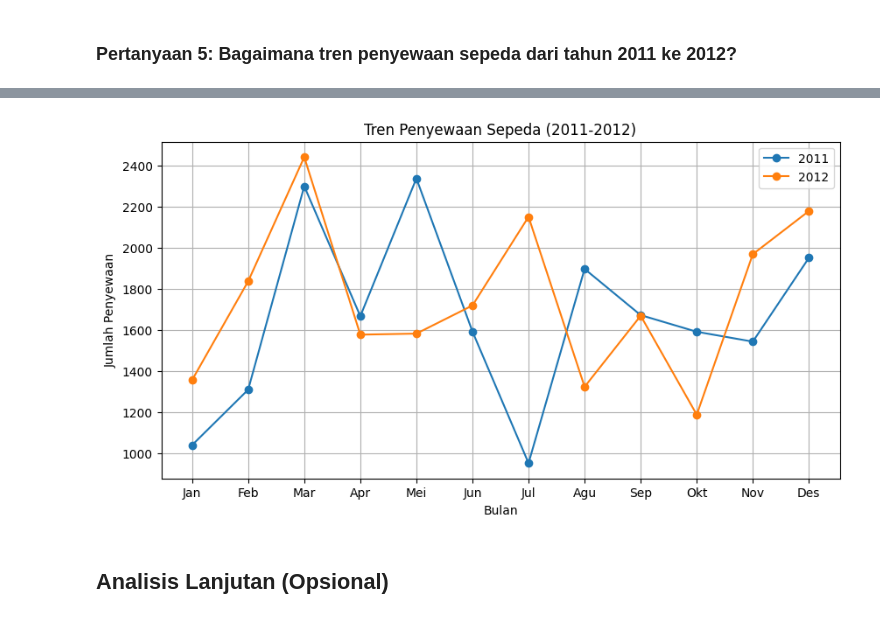
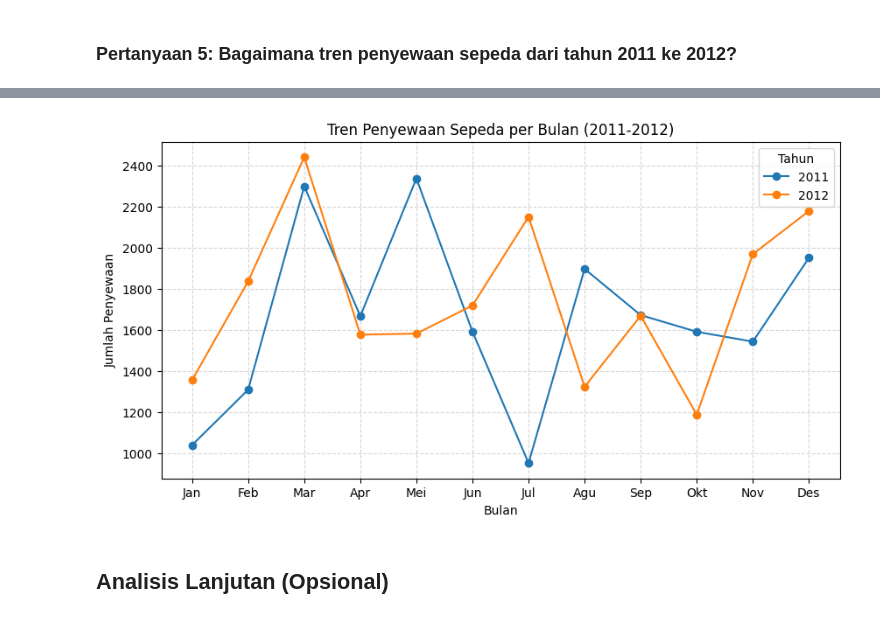
Before and after one commit to desssti06/desti-bike-sharing-analysis, a Jupyter notebook: notebook.ipynb, the cells around one changed output, grey strips where cells are left out. Drawn from its saved outputs; the diff is of its cells as text; code cells hidden in the pictures.

```diff
--- a/notebook.ipynb
+++ b/notebook.ipynb
@@ -589,0 +565,2 @@ print(trend_hari)
+# %%
+label_trend_hari = {0: "Akhir Pekan", 1: "Hari Kerja"}
@@ -589,0 +569,2 @@ print(trend_hari)
+# %%
+all_data["workingday_x"] = all_data["workingday_x"].map(label_trend_hari)
@@ -729,0 +717,6 @@ sewa_bulan.sample(5)
+# %%
+all_data["year"] = all_data["dteday_x"].dt.year
+all_data["month"] = all_data["dteday_x"].dt.month
+# %%
+# Mengelompokkan jumlah penyewaan berdasarkan bulan dan tahun
+monthly_trend = all_data.groupby(["year", "month"])["cnt_y"].sum().reset_index()
@@ -730,27 +744,25 @@ sewa_bulan.sample(5)
 # %%
-df["year"] = all_data["dteday_x"].dt.year
-df["month"] = all_data["dteday_x"].dt.month
-
 # Membuat line chart
 plt.figure(figsize=(10, 5))
+
 for year in [2011, 2012]:
-    subset = sewa_bulan[sewa_bulan["year"] == year]
-    plt.plot(subset["month"], subset["cnt_y"], marker="o", label=str(year))
+    subset = monthly_trend[monthly_trend["year"] == year]
+    plt.plot(subset["month"], subset["cnt_y"], marker="o", linestyle="-", label=str(year))
 
 # Pengaturan tampilan
-plt.title("Tren Penyewaan Sepeda (2011-2012)")
+plt.title("Tren Penyewaan Sepeda per Bulan (2011-2012)")
 plt.xlabel("Bulan")
 plt.ylabel("Jumlah Penyewaan")
 plt.xticks(ticks=range(1, 13), labels=[
     "Jan", "Feb", "Mar", "Apr", "Mei", "Jun", "Jul", "Agu", "Sep", "Okt", "Nov", "Des"
 ])
-plt.legend()
-plt.grid(True)
+plt.legend(title="Tahun")
+plt.grid(True, linestyle="--", alpha=0.5)
 
 # Menampilkan grafik
 plt.show()
 # %% [output]
-[figure, old version]
+[figure, new version]
 # %% [markdown]
 ## Analisis Lanjutan (Opsional)
 # %% [markdown]
```
Also changed, not shown: parts of 23 cells of this notebook, 5 other files.
